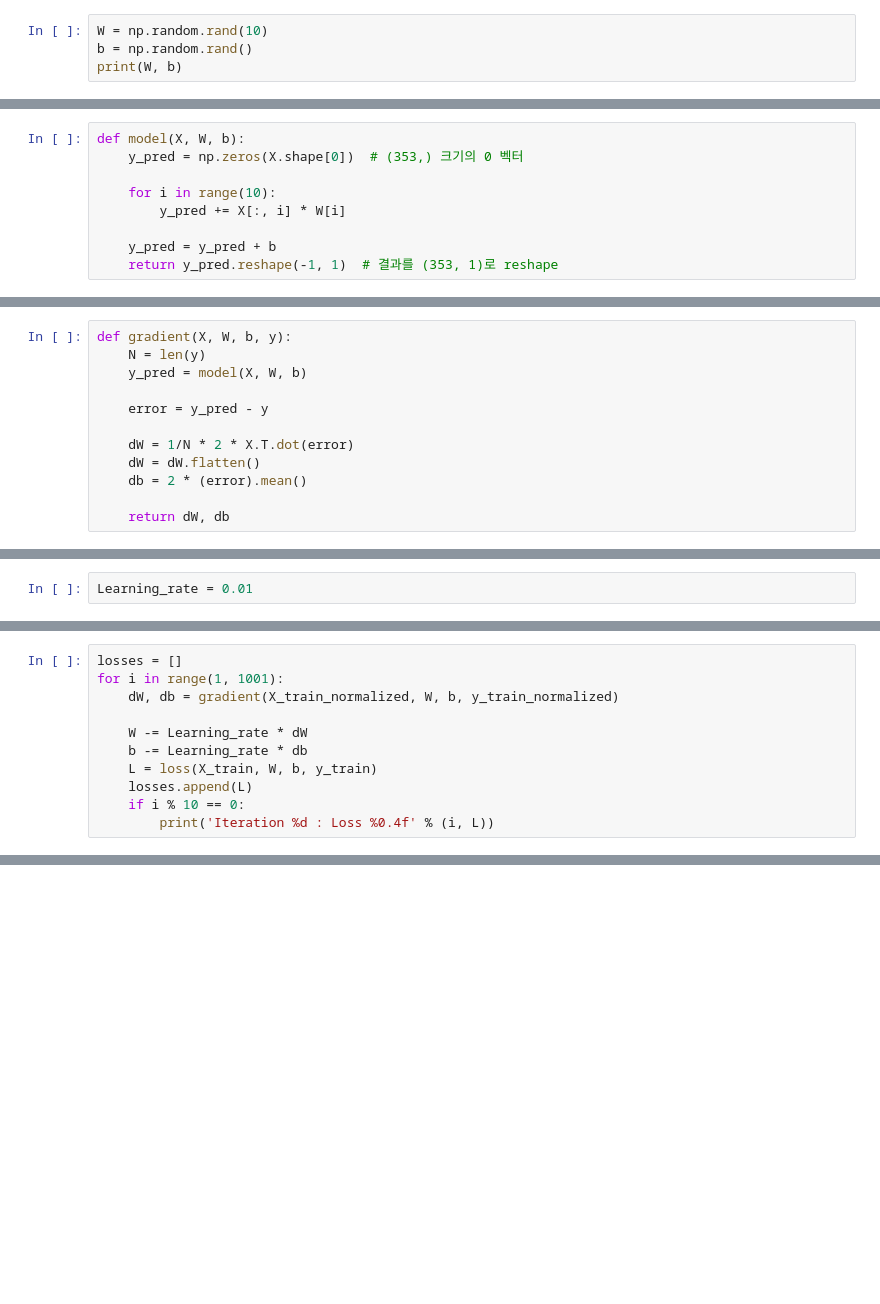
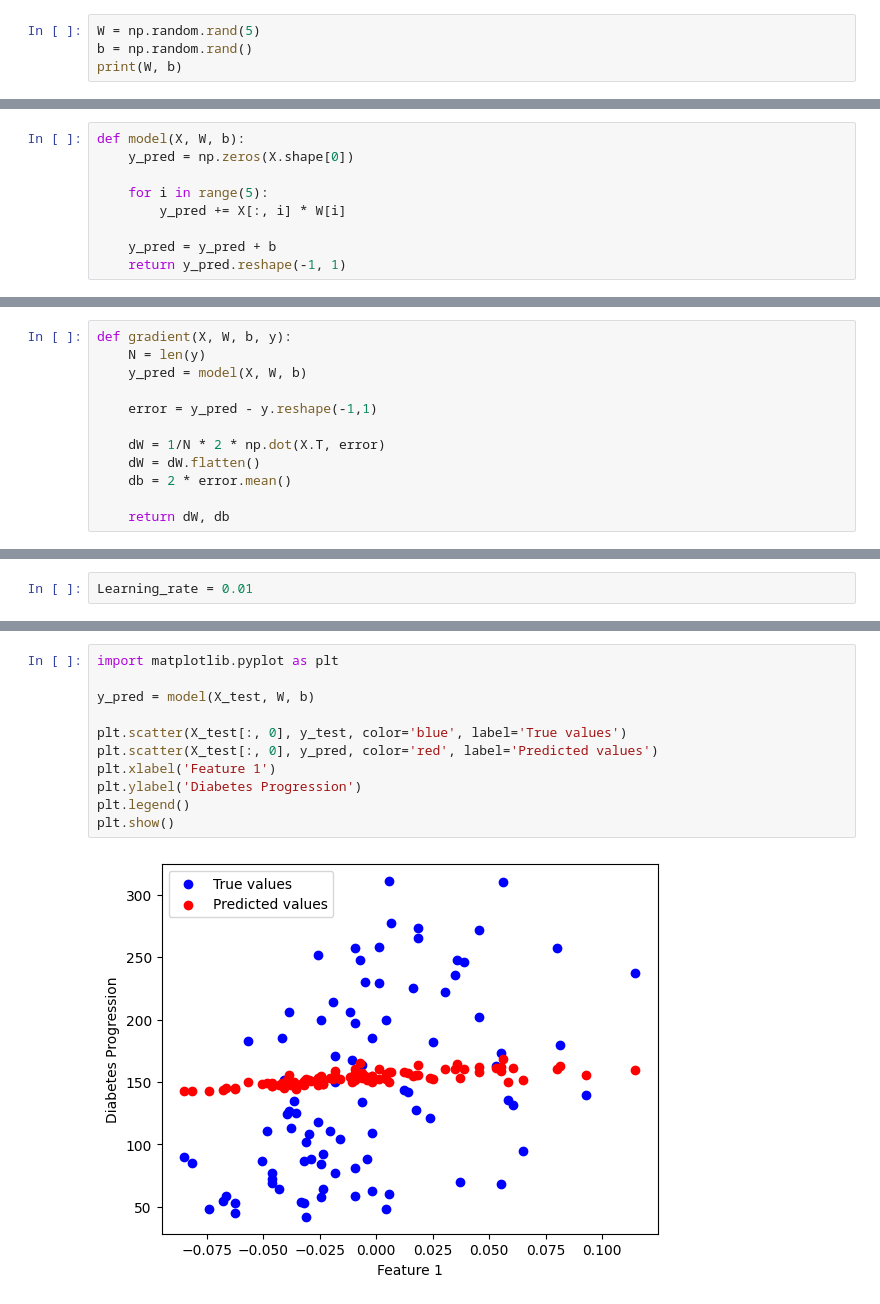
Before and after one commit to sano820/AIFFEL_quest_rs, a Jupyter notebook: Exploration/Ex01/9-1.project1.ipynb, the cells around one changed output, grey strips where cells are left out. Cells and saved outputs as stored; diff of their text form; blank space fills up the shorter version.

```diff
--- a/Exploration/Ex01/9-1.project1.ipynb
+++ b/Exploration/Ex01/9-1.project1.ipynb
@@ -94,5 +51,5 @@ print(X_test.shape, y_test.shape)
 # %%
-W = np.random.rand(10)
+W = np.random.rand(5)
 b = np.random.rand()
 print(W, b)
 # %% [output]
@@ -101,9 +57,9 @@ print(W, b)
 # %%
 def model(X, W, b):
-    y_pred = np.zeros(X.shape[0])  # (353,) 크기의 0 벡터
+    y_pred = np.zeros(X.shape[0])
 
-    for i in range(10):
+    for i in range(5):
         y_pred += X[:, i] * W[i]
 
     y_pred = y_pred + b
-    return y_pred.reshape(-1, 1)  # 결과를 (353, 1)로 reshape
+    return y_pred.reshape(-1, 1)
@@ -116,11 +72,11 @@ def gradient(X, W, b, y):
     N = len(y)
     y_pred = model(X, W, b)
 
-    error = y_pred - y
+    error = y_pred - y.reshape(-1,1)
 
-    dW = 1/N * 2 * X.T.dot(error)
+    dW = 1/N * 2 * np.dot(X.T, error)
     dW = dW.flatten()
-    db = 2 * (error).mean()
+    db = 2 * error.mean()
 
     return dW, db
 # %%
@@ -183,11 +123,0 @@ y_test_nrmalized = scaler.transform(y_test)
-# %%
-losses = []
-for i in range(1, 1001):
-    dW, db = gradient(X_train_normalized, W, b, y_train_normalized)
-
-    W -= Learning_rate * dW
-    b -= Learning_rate * db
-    L = loss(X_train, W, b, y_train)
-    losses.append(L)
-    if i % 10 == 0:
-        print('Iteration %d : Loss %0.4f' % (i, L))
@@ -242,0 +129,13 @@ plt.show()
+# %%
+import matplotlib.pyplot as plt
+
+y_pred = model(X_test, W, b)
+
+plt.scatter(X_test[:, 0], y_test, color='blue', label='True values')
+plt.scatter(X_test[:, 0], y_pred, color='red', label='Predicted values')
+plt.xlabel('Feature 1')
+plt.ylabel('Diabetes Progression')
+plt.legend()
+plt.show()
+# %% [output]
+[figure, added]
```
Also changed, not shown: parts of 33 cells of this notebook.
